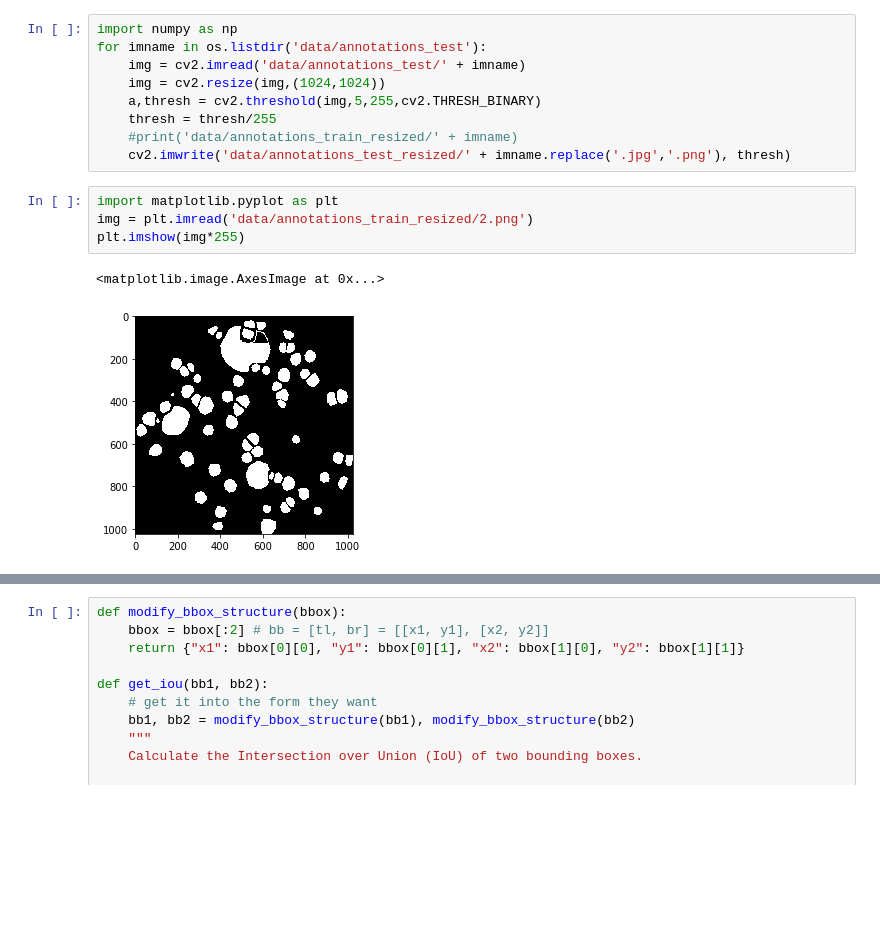
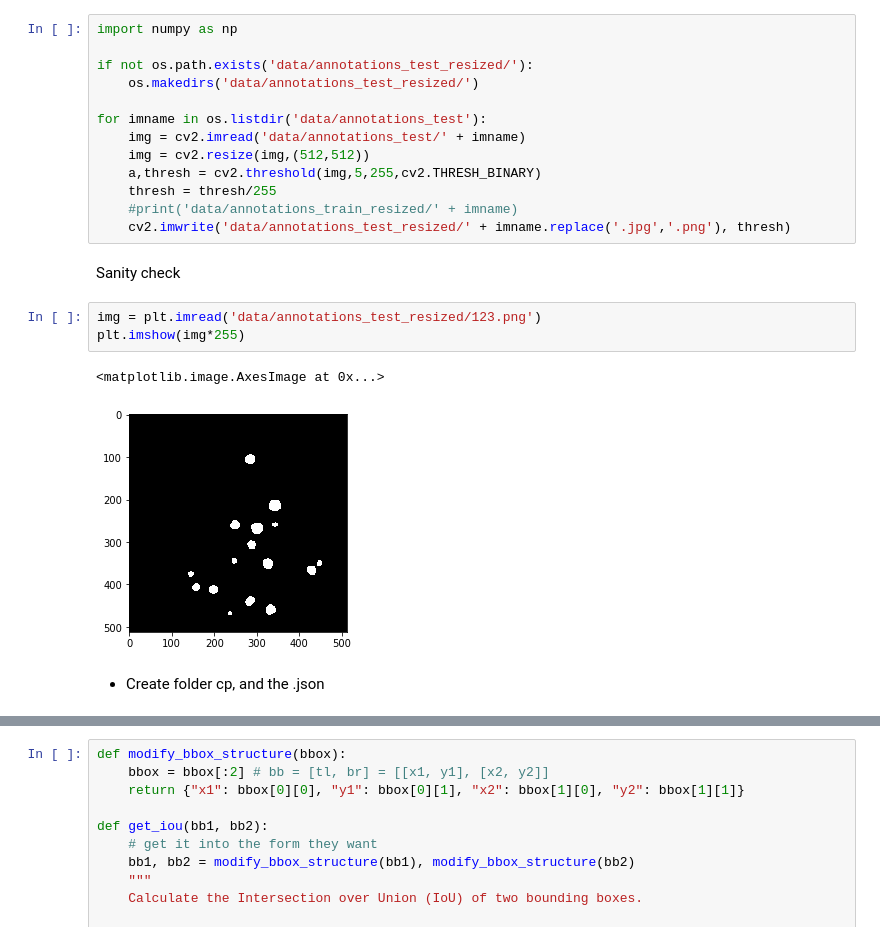
Before and after one commit to djt20/dan_model, a Jupyter notebook: pipeline.ipynb, the cells around one changed output, grey strips where cells are left out. Drawn from its saved outputs; the diff is of its cells as text; blank space fills up the shorter version.

```diff
--- a/pipeline.ipynb
+++ b/pipeline.ipynb
@@ -34,19 +77,26 @@ for imname in os.listdir('data/annotations_train'):
 # %%
 import numpy as np
+
+if not os.path.exists('data/annotations_test_resized/'):
+    os.makedirs('data/annotations_test_resized/')
+
 for imname in os.listdir('data/annotations_test'):
     img = cv2.imread('data/annotations_test/' + imname)
-    img = cv2.resize(img,(1024,1024))
+    img = cv2.resize(img,(512,512))
     a,thresh = cv2.threshold(img,5,255,cv2.THRESH_BINARY)
     thresh = thresh/255
     #print('data/annotations_train_resized/' + imname)
     cv2.imwrite('data/annotations_test_resized/' + imname.replace('.jpg','.png'), thresh)
+# %% [markdown]
+Sanity check
 # %%
-import matplotlib.pyplot as plt
-img = plt.imread('data/annotations_train_resized/2.png')
+img = plt.imread('data/annotations_test_resized/123.png')
 plt.imshow(img*255)
 # %% [output]
 <matplotlib.image.AxesImage at 0x...>
-[figure, old version]
+[figure, new version]
+# %% [markdown]
+- Create folder cp, and the .json
 # %%
 from keras_segmentation.models.unet import resnet50_unet,vgg_unet
 
```
Also changed, not shown: parts of 17 cells of this notebook, 2 other files.
